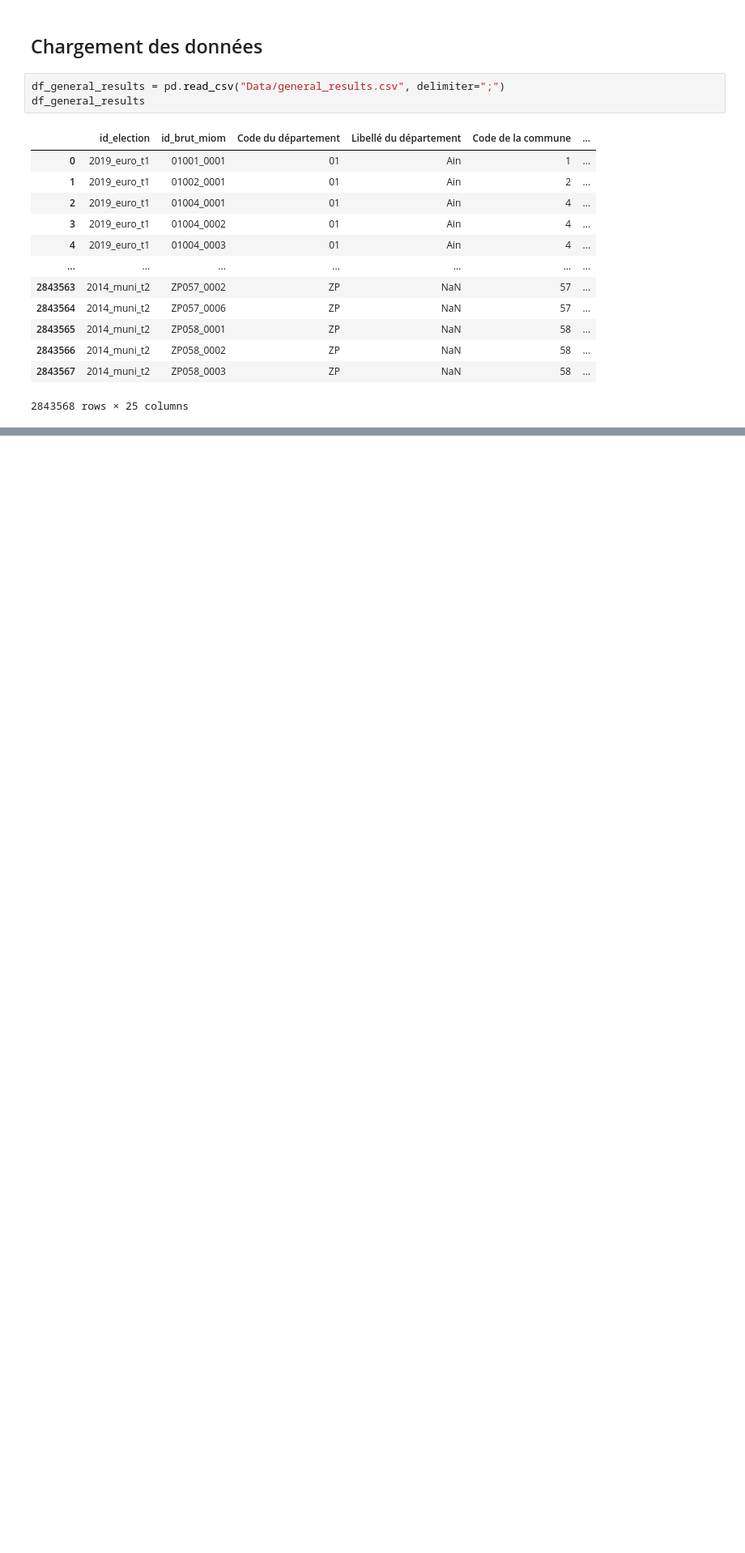
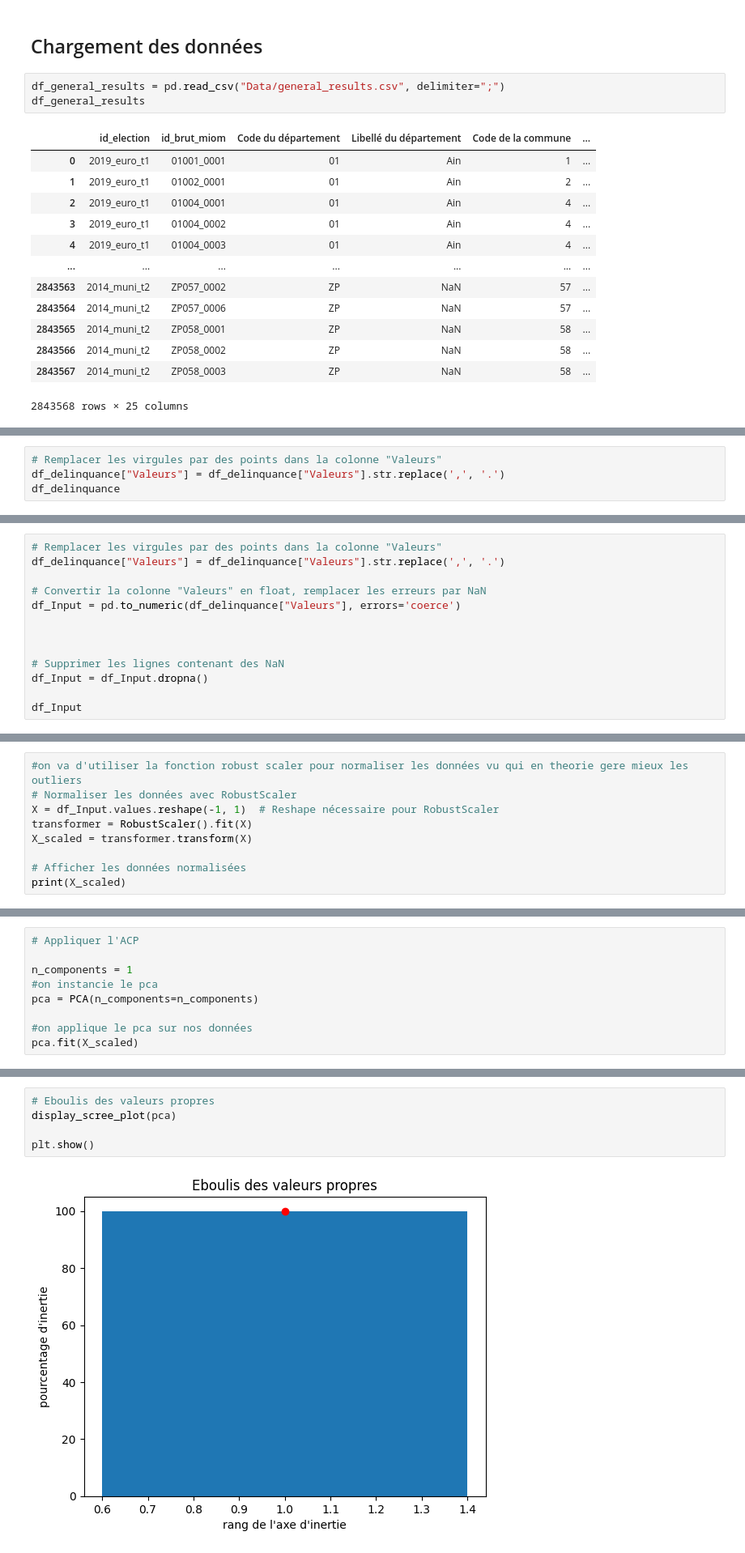
Before and after one commit to L-Poca/MSPR-Big-Data, a Jupyter notebook: MSPR_Data.ipynb, the cells around one changed output, grey strips where cells are left out. Shown at 81% size. Saved outputs shown, nothing was run; the diff lists cells and outputs as text; blank space fills up the shorter version.

```diff
--- a/MSPR_Data.ipynb
+++ b/MSPR_Data.ipynb
@@ -67,0 +271,4 @@ df_global
+# %%
+# Remplacer les virgules par des points dans la colonne "Valeurs"
+df_delinquance["Valeurs"] = df_delinquance["Valeurs"].str.replace(',', '.')
+df_delinquance
@@ -67,0 +289,13 @@ df_global
+# %%
+# Remplacer les virgules par des points dans la colonne "Valeurs"
+df_delinquance["Valeurs"] = df_delinquance["Valeurs"].str.replace(',', '.')
+
+# Convertir la colonne "Valeurs" en float, remplacer les erreurs par NaN
+df_Input = pd.to_numeric(df_delinquance["Valeurs"], errors='coerce')
+
+
+
+# Supprimer les lignes contenant des NaN
+df_Input = df_Input.dropna()
+
+df_Input
@@ -67,0 +317,9 @@ df_global
+# %%
+#on va d'utiliser la fonction robust scaler pour normaliser les données vu qui en theorie gere mieux les outliers
+# Normaliser les données avec RobustScaler
+X = df_Input.values.reshape(-1, 1)  # Reshape nécessaire pour RobustScaler
+transformer = RobustScaler().fit(X)
+X_scaled = transformer.transform(X)
+
+# Afficher les données normalisées
+print(X_scaled)
@@ -67,0 +505,9 @@ df_global
+# %%
+# Appliquer l'ACP
+
+n_components = 1
+#on instancie le pca
+pca = PCA(n_components=n_components)
+
+#on applique le pca sur nos données
+pca.fit(X_scaled)
@@ -67,0 +516,7 @@ df_global
+# %%
+# Eboulis des valeurs propres
+display_scree_plot(pca)
+
+plt.show()
+# %% [output]
+[figure, added]
```
Also changed, not shown: parts of 58 cells of this notebook.
